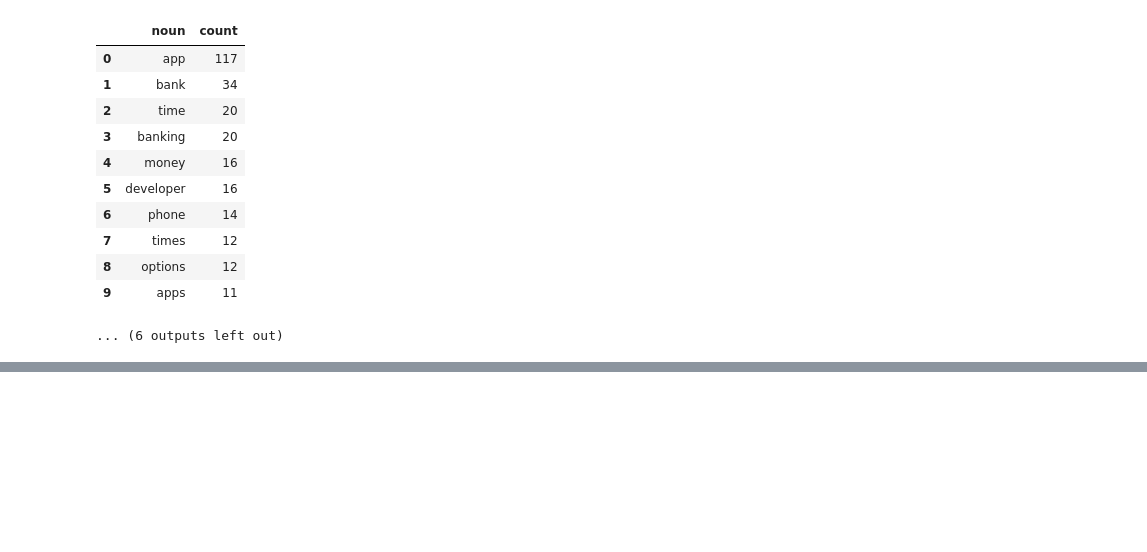
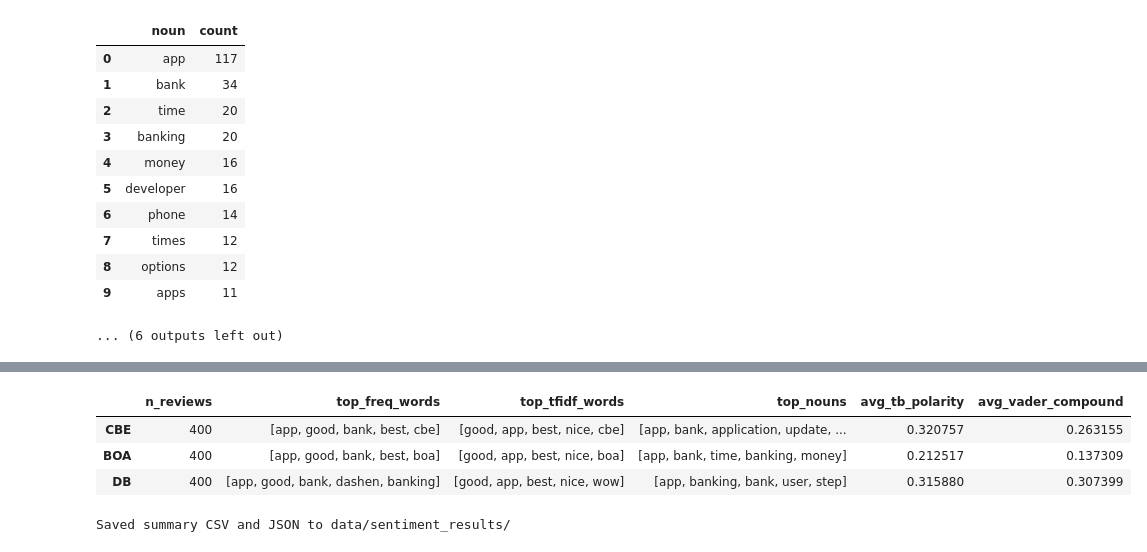
Before and after one commit to tse-coder/customer_experience_analysis, a Jupyter notebook: notebooks/sentiment.ipynb, the cells around one changed output, grey strips where cells are left out. Saved outputs shown, nothing was run; the diff lists cells and outputs as text; code cells hidden in the pictures; blank space fills up the shorter version.

```diff
--- a/notebooks/sentiment.ipynb
+++ b/notebooks/sentiment.ipynb
@@ -391,0 +421,19 @@ Top nouns:
+# %%
+# Cell 8: Print summary and save a quick summary CSV/JSON
+
+import json
+summary_df = pd.DataFrame.from_dict(summary, orient="index")
+display(summary_df)
+
+# Save summary artifacts
+summary_df.to_csv("../data/sentiment_results/summary_across_banks.csv", index=True)
+with open("../data/sentiment_results/summary_across_banks.json", "w") as f:
+    json.dump(summary, f, indent=2)
+
+print("Saved summary CSV and JSON to data/sentiment_results/")
+# %% [output]
+|  | n_reviews | top_freq_words | top_tfidf_words | top_nouns | avg_tb_polarity | avg_vader_compound |
+| CBE | 400 | [app, good, bank, best, cbe] | [good, app, best, nice, cbe] | [app, bank, application, update, ... | 0.320757 | 0.263155 |
+| BOA | 400 | [app, good, bank, best, boa] | [good, app, best, nice, boa] | [app, bank, time, banking, money] | 0.212517 | 0.137309 |
+| DB | 400 | [app, good, bank, dashen, banking] | [good, app, best, nice, wow] | [app, banking, bank, user, step] | 0.315880 | 0.307399 |
+Saved summary CSV and JSON to data/sentiment_results/
```
Also changed, not shown: parts of 3 cells of this notebook.
